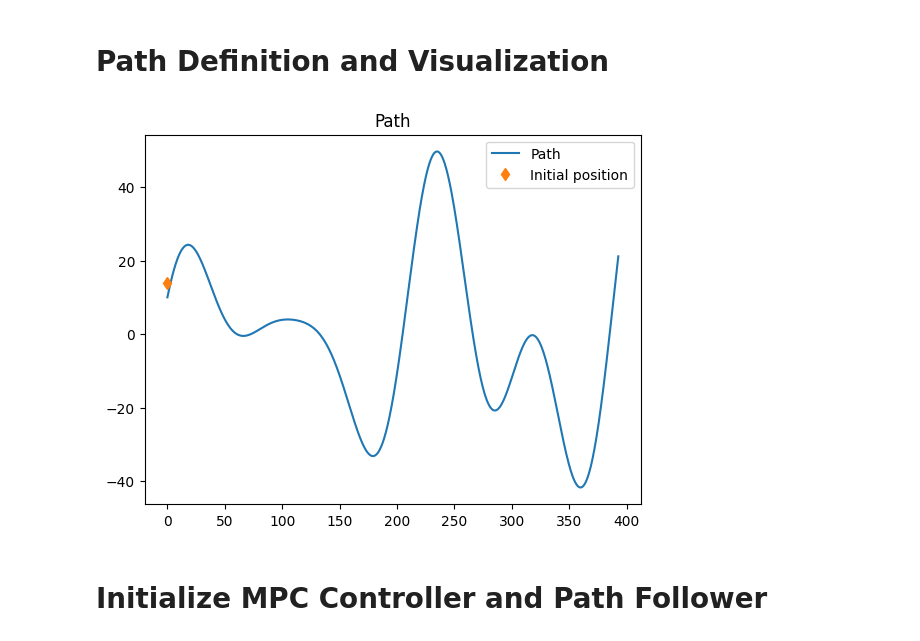
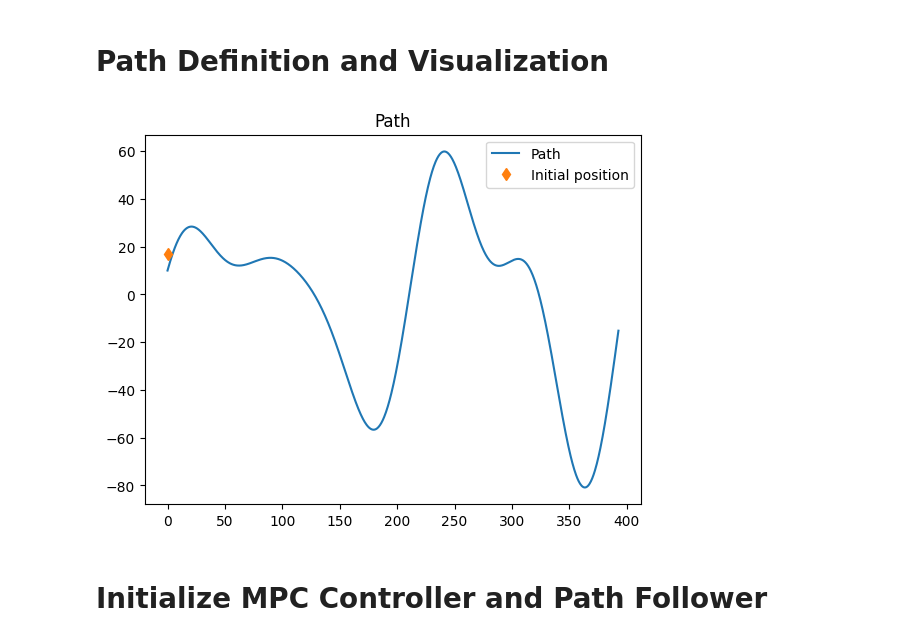
Before and after one commit to lucjer/mpc_project, a Jupyter notebook: vehicle_dynamics/path_following_example.ipynb, the cells around one changed output. Saved outputs shown, nothing was run; the diff lists cells and outputs as text; code cells hidden in the pictures.

```diff
--- a/vehicle_dynamics/path_following_example.ipynb
+++ b/vehicle_dynamics/path_following_example.ipynb
@@ -44,20 +44,20 @@ import vehicle_dynamics.path_follower as pf
 # %%
 # Definition of sample path
 x_ref = np.linspace(0, 125 * np.pi, 1000)
-y_ref = np.sin(x_ref/50 * np.pi ) * 20 - np.sin(x_ref/80 * np.pi ) * 20 + np.cos(x_ref/40 * np.pi ) * 10 + np.sin(x_ref/90 * np.pi ) * 30
+y_ref = np.sin(x_ref/50 * np.pi ) * 20 - np.sin(x_ref/80 * np.pi ) * 20 + np.cos(x_ref/40 * np.pi ) * 10 + np.sin(x_ref/100 * np.pi ) * 40
 
 
 # Deffinition of the initial state
-current_state = np.array([0., 14., np.pi/4, 8.0])
+current_state = np.array([0., 17., np.pi/4, .0])
 
 # Plot of the path
 plt.plot(x_ref, y_ref, label='Path')
 plt.plot(current_state[0], current_state[1], 'd', label='Initial position')
 plt.title('Path')
 plt.legend(loc='best')
 plt.show()
 # %% [output]
-[figure, old version]
+[figure, new version]
 # %% [markdown]
 # Initialize MPC Controller and Path Follower
 # %%
```
Also changed, not shown: parts of 5 cells of this notebook, 1 other file.
